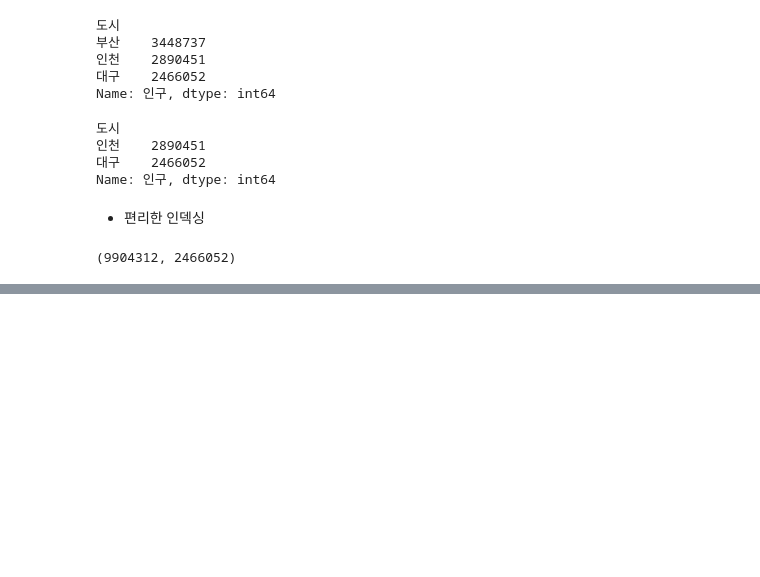
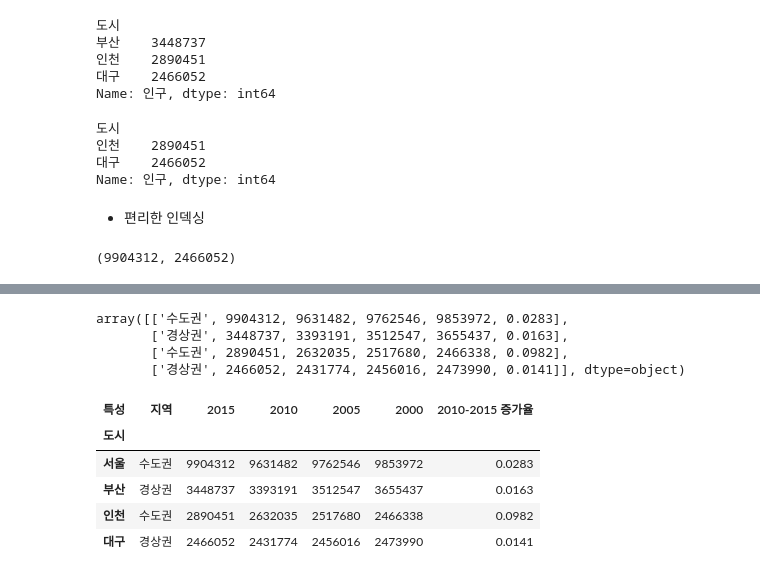
Before and after one commit to youngin0221/Data-Analysis-2021-2, a Jupyter notebook: 02.Pandas/01_소개.ipynb, the cells around one changed output, grey strips where cells are left out. Cells and saved outputs as stored; diff of their text form; code cells hidden in the pictures; blank space fills up the shorter version.

```diff
--- a/02.Pandas/01_소개.ipynb
+++ b/02.Pandas/01_소개.ipynb
@@ -113,0 +139,11 @@ s.서울, s.대구  # 인덱스 라벨이 속성인것처럼 점(.)을 이용하
+# %%
+data = {
+    "2015": [9904312, 3448737, 2890451, 2466052],
+    "2010": [9631482, 3393191, 2632035, 2431774],
+    "2005": [9762546, 3512547, 2517680, 2456016],
+    "2000": [9853972, 3655437, 2466338, 2473990],
+    "지역": ["수도권", "경상권", "수도권", "경상권"],
+    "2010-2015 증가율": [0.0283, 0.0163, 0.0982, 0.0141]
+}
+df = pd.DataFrame(data)
+df
@@ -113,0 +176,19 @@ s.서울, s.대구  # 인덱스 라벨이 속성인것처럼 점(.)을 이용하
+# %%
+df.values
+# %% [output]
+array([['수도권', 9904312, 9631482, 9762546, 9853972, 0.0283],
+       ['경상권', 3448737, 3393191, 3512547, 3655437, 0.0163],
+       ['수도권', 2890451, 2632035, 2517680, 2466338, 0.0982],
+       ['경상권', 2466052, 2431774, 2456016, 2473990, 0.0141]], dtype=object)
+# %%
+# 열방향 인덱스와 행방향 인덱스에 이름을 붙이는 것도 가능
+df.index.name = '도시'
+df.columns.name = '특성'
+df
+# %% [output]
+| 특성 | 지역 | 2015 | 2010 | 2005 | 2000 | 2010-2015 증가율 |
+| 도시 |  |  |  |  |  |  |
+| 서울 | 수도권 | 9904312 | 9631482 | 9762546 | 9853972 | 0.0283 |
+| 부산 | 경상권 | 3448737 | 3393191 | 3512547 | 3655437 | 0.0163 |
+| 인천 | 수도권 | 2890451 | 2632035 | 2517680 | 2466338 | 0.0982 |
+| 대구 | 경상권 | 2466052 | 2431774 | 2456016 | 2473990 | 0.0141 |
```
Also changed, not shown: parts of 28 cells of this notebook, 2 other files.
